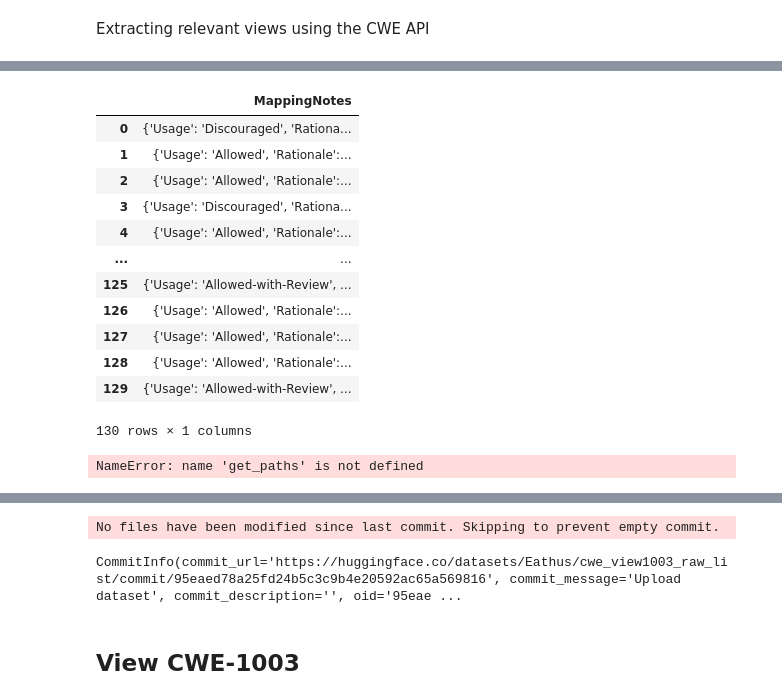
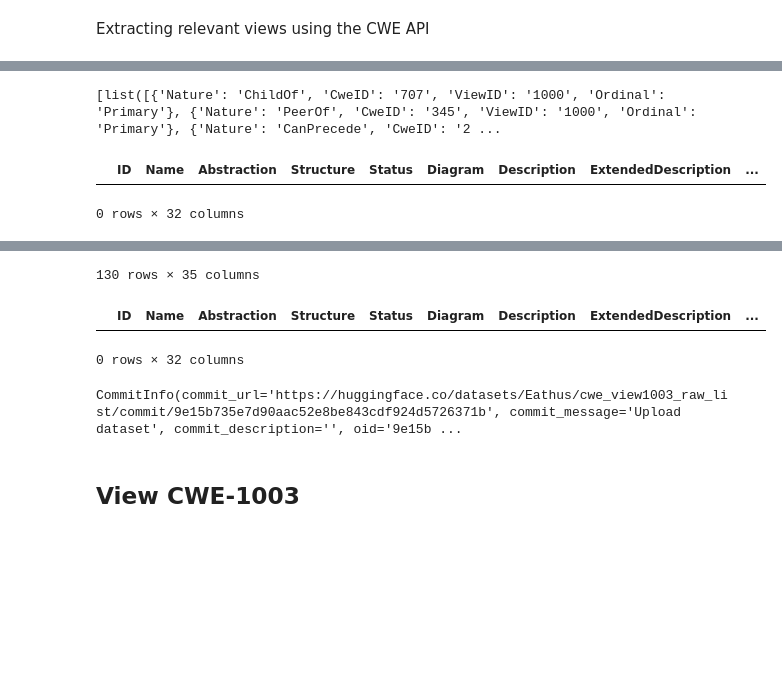
Before and after one commit to Eathus/Thesis-Edvin, a Jupyter notebook: CWE_analysis/analysis.ipynb, the cells around one changed output, grey strips where cells are left out. Cells and saved outputs as stored; diff of their text form; code cells hidden in the pictures; blank space fills up the shorter version.

Commit message:
feat: expanded on CWE analysis (tree structure analysis)

```diff
--- a/CWE_analysis/analysis.ipynb
+++ b/CWE_analysis/analysis.ipynb
@@ -182,28 +257,20 @@ def get_paths(view, df_weaknesses, combine = False) :
 # %%
 import pickle
-pickle_file = 'tmp/jview1003_complete.pkl'
-with open(pickle_file, 'rb') as file:
+
+pickle_file = "tmp/jview1003_complete.pkl"
+with open(pickle_file, "rb") as file:
     jview1003_complete = pickle.load(file)
-# Now you can use jview1003_complete as a Python object
-#print(json.dumps(jview1003_complete, indent=4))
-df_view1003_complete = pd.DataFrame(pd.json_normalize(jview1003_complete["Weaknesses"], sep='_'))
-#display(df_view1003_complete[:5])
-#display(df_view1003_complete[['ID', 'RelatedWeaknesses']])
-get_paths('1003', df_view1003_complete, True)
-#display(df_view1003_complete[:5])
-#display(df_view1003_complete[df_view1003_complete['ID'] == '20']['S'])
+df_view1003 = pd.json_normalize(jview1003_complete["Weaknesses"], sep="_")
+print(df_view1003.loc[df_view1003["ID"] == "20", "RelatedWeaknesses"].values)
+df_view1003_complete = pd.DataFrame(df_view1003)
+# display(df_view1003_complete[:5])
+# display(df_view1003_complete[['ID', 'RelatedWeaknesses']])
+path_df = get_paths("1003", df_view1003_complete, True)
+path_df = get_children("1003", path_df, True)
+display(path_df)
+# display(df_view1003_complete[:5])
+# display(df_view1003_complete[df_view1003_complete['ID'] == '20']['S'])
 # %% [output]
+[list([{'Nature': 'ChildOf', 'CweID': '707', 'ViewID': '1000', 'Ordinal': 'Primary'}, {'Nature': 'PeerOf', 'CweID': '345', 'ViewID': '1000', 'Ordinal': 'Primary'}, {'Nature': 'CanPrecede', 'CweID': '2 ...
-|  | MappingNotes |
-| 0 | {'Usage': 'Discouraged', 'Rationa... |
-| 1 | {'Usage': 'Allowed', 'Rationale':... |
-| 2 | {'Usage': 'Allowed', 'Rationale':... |
-| 3 | {'Usage': 'Discouraged', 'Rationa... |
-| 4 | {'Usage': 'Allowed', 'Rationale':... |
-| ... | ... |
-| 125 | {'Usage': 'Allowed-with-Review', ... |
-| 126 | {'Usage': 'Allowed', 'Rationale':... |
-| 127 | {'Usage': 'Allowed', 'Rationale':... |
-| 128 | {'Usage': 'Allowed', 'Rationale':... |
-| 129 | {'Usage': 'Allowed-with-Review', ... |
+|  | ID | Name | Abstraction | Structure | Status | Diagram | Description | ExtendedDescription | ... |
-130 rows × 1 columns
-NameError: name 'get_paths' is not defined
+0 rows × 32 columns
@@ -210,12 +289,18 @@ NameError: name 'get_paths' is not defined
+130 rows × 35 columns
 # %%
 from datasets import Dataset
-df_view1003_complete = pd.DataFrame(pd.json_normalize(jview1003_complete["Weaknesses"], sep='_'))
-df_view1003_complete = get_paths('1003', df_view1003_complete, True)
+
+df_view1003_complete = pd.DataFrame(
+    pd.json_normalize(jview1003_complete["Weaknesses"], sep="_")
+)
+df_view1003_complete = get_paths("1003", df_view1003_complete, True)
+df_view1003_complete = get_children("1003", df_view1003_complete, True)
 ds_view1003_complete = Dataset.from_pandas(df_view1003_complete)
-ds_view1003_complete.push_to_hub('Eathus/cwe_view1003_raw_list')
+ds_view1003_complete.push_to_hub("Eathus/cwe_view1003_raw_list")
 # %% [output]
+|  | ID | Name | Abstraction | Structure | Status | Diagram | Description | ExtendedDescription | ... |
-No files have been modified since last commit. Skipping to prevent empty commit.
+0 rows × 32 columns
-CommitInfo(commit_url='https://huggingface.co/datasets/Eathus/cwe_view1003_raw_list/commit/95eaed78a25fd24b5c3c9b4e20592ac65a569816', commit_message='Upload dataset', commit_description='', oid='95eae ...
+CommitInfo(commit_url='https://huggingface.co/datasets/Eathus/cwe_view1003_raw_list/commit/9e15b735e7d90aac52e8be843cdf924d5726371b', commit_message='Upload dataset', commit_description='', oid='9e15b ...
 # %% [markdown]
 ## View CWE-1003
 # %%
```
Also changed, not shown: parts of 22 cells of this notebook.
